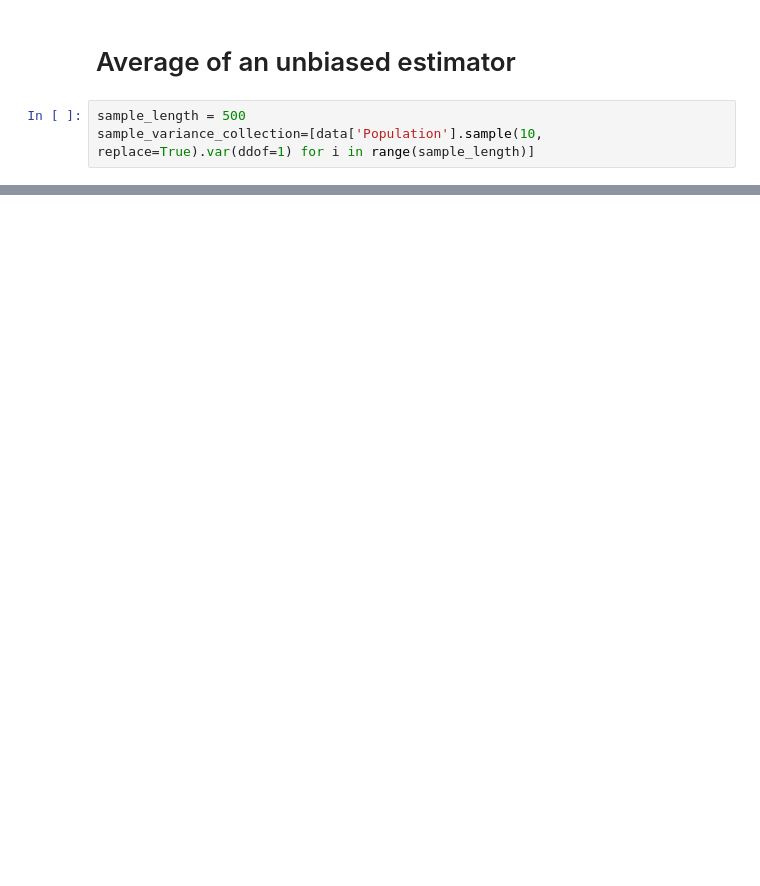
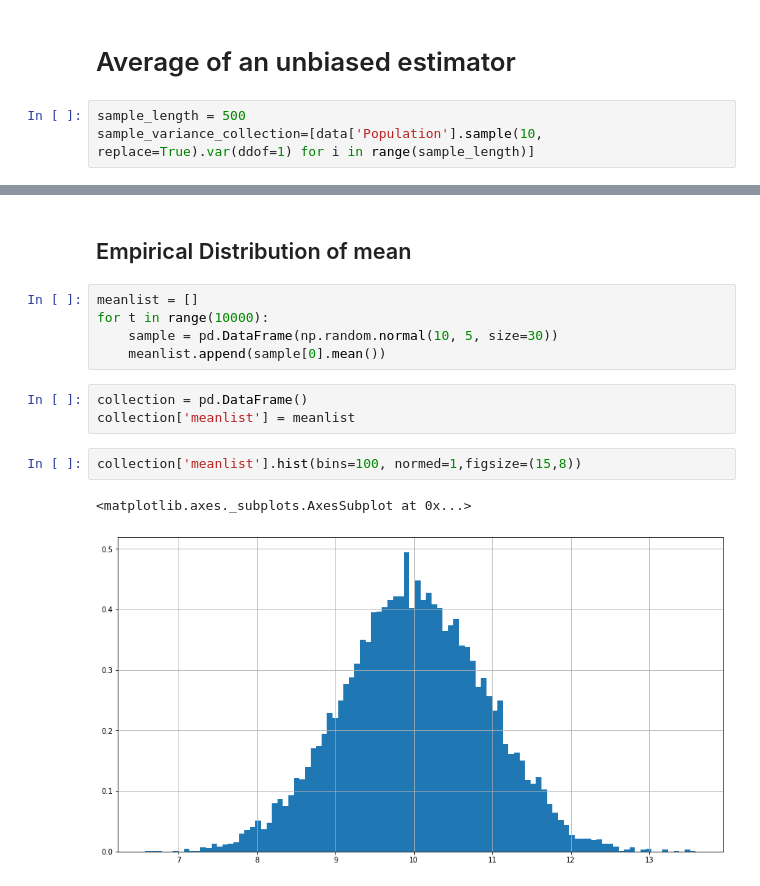
Before and after one commit to gmineo/Coursera-Financial_Analysis, a Jupyter notebook: Week 3 Coursera Stock.ipynb, the cells around one changed output, grey strips where cells are left out. Saved outputs shown, nothing was run; the diff lists cells and outputs as text; blank space fills up the shorter version.

```diff
--- a/Week 3 Coursera Stock.ipynb
+++ b/Week 3 Coursera Stock.ipynb
@@ -69,0 +85,15 @@ sample_variance_collection=[data['Population'].sample(10, replace=True).var(ddof
+# %% [markdown]
+## Empirical Distribution of mean
+# %%
+meanlist = []
+for t in range(10000):
+    sample = pd.DataFrame(np.random.normal(10, 5, size=30))
+    meanlist.append(sample[0].mean())
+# %%
+collection = pd.DataFrame()
+collection['meanlist'] = meanlist
+# %%
+collection['meanlist'].hist(bins=100, normed=1,figsize=(15,8))
+# %% [output]
+<matplotlib.axes._subplots.AxesSubplot at 0x...>
+[figure, added]
```
Also changed, not shown: parts of 35 cells of this notebook.
